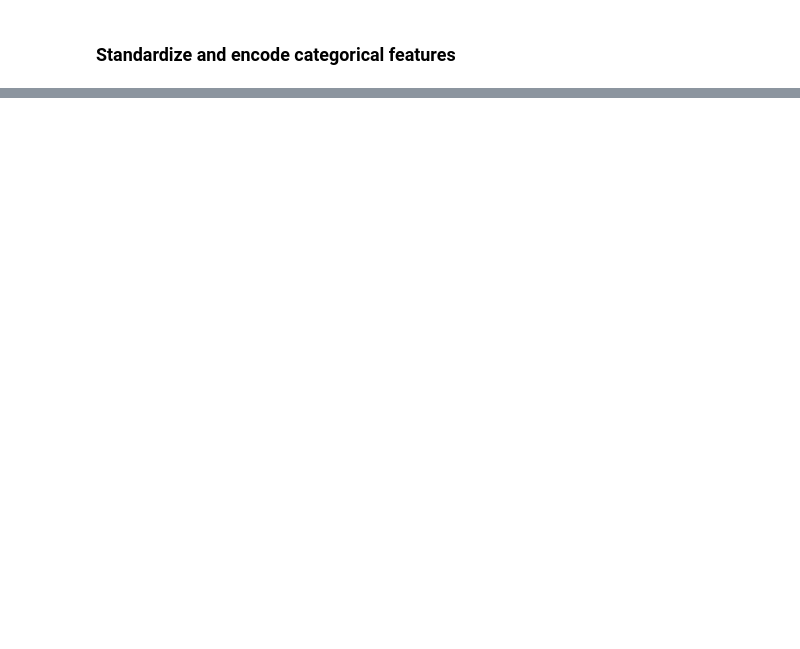
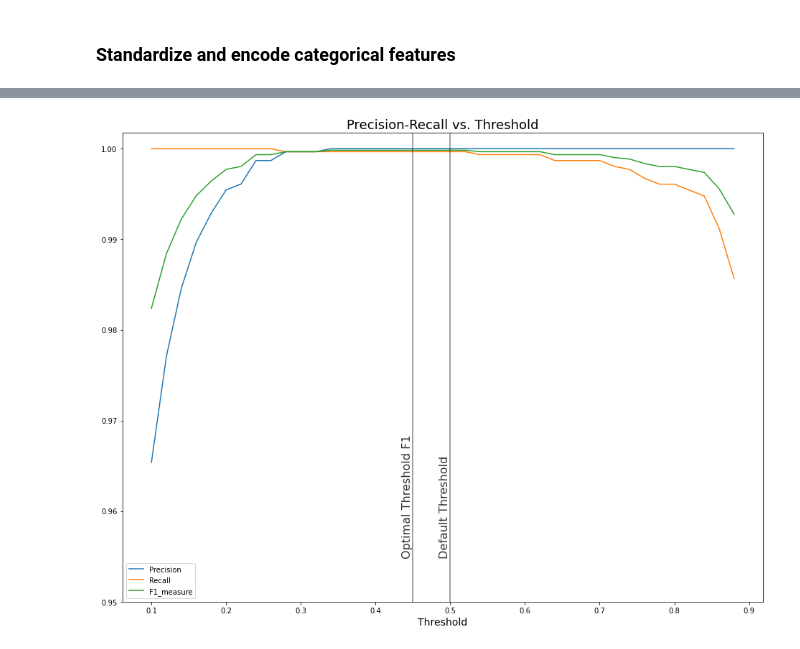
Before and after one commit to filiaguilar/Springboard-DS, a Jupyter notebook: Capstone 2/Pre-processing and Modeling.ipynb, the cells around one changed output, grey strips where cells are left out. Saved outputs shown, nothing was run; the diff lists cells and outputs as text; code cells hidden in the pictures; blank space fills up the shorter version.

```diff
--- a/Capstone 2/Pre-processing and Modeling.ipynb
+++ b/Capstone 2/Pre-processing and Modeling.ipynb
@@ -34,7 +40,7 @@ Index(['title', 'platform', 'metascore', 'metasentiment', 'average_userscore',
       dtype='object')
 # %%
 # Remove features not useful for modeling and target variable
-data = df.drop(columns=['title','developer','release_date','username','usersentiment','review','review_date','clean_text'])
+data = df.drop(columns=['title','developer','release_date','username','usersentiment','review','review_date','clean_text','POS_tagged'])
 # %% [markdown]
 ### Standardize and encode categorical features
 # %%
@@ -151,0 +337,44 @@ print(clf.best_params_)
+# %%
+# Precision, recall, fscore function retrieved from https://github.com/ithisted/PetAdoptionPrediction/blob/master/PetAdoptionPrediction.ipynb
+from sklearn.metrics import fbeta_score
+
+def precision_recall(model, X_test, y_test, threshold, beta = 1):
+
+    y_pred = (model.predict_proba(X_test)[:,1] >= threshold).astype(bool)
+    matrix = confusion_matrix(y_test, y_pred)
+
+    tn = matrix[0,0]
+    tp = matrix[1,1]
+    fp = matrix[0,1]
+    fn = matrix[1,0]
+
+    precision = tp/(tp+fp)
+    recall = tp/(tp+fn)
+
+    f_beta = fbeta_score(y_test, y_pred, beta=beta)
+
+    return([precision, recall, f_beta])
+# %%
+# Create and train the model with the best parameters
+lr = LogisticRegression(C=1)
+lr.fit(X_train, y_train)
+
+# Create a threshold dataframe to store values for precision, recall, and f1 score
+threshold_df = pd.DataFrame(columns=['Precision','Recall','F1_measure'])
+
+# Loop over different thresholds to evaluate which yields the most optimal results
+for threshold in np.arange(0.1,.9,.02):
+    threshold_df.loc[threshold] = precision_recall(lr, X_test, y_test, threshold)
+# %%
+# Plot precision-recall values at different thresholds
+threshold_df.plot(figsize=(16,12))
+plt.xlabel('Threshold', fontsize=14)
+plt.title('Precision-Recall vs. Threshold', fontsize=18)
+plt.axvline(0.45, color='black', alpha=0.5)
+plt.text(0.435, 0.955, 'Optimal Threshold F1', rotation=90, alpha=0.8, fontsize=16)
+plt.axvline(0.5, color='black', alpha=0.5)
+plt.text(0.485, 0.955, 'Default Threshold', rotation=90, alpha=0.8, fontsize=16)
+plt.ylim(bottom=0.95)
+plt.show()
+# %% [output]
+[figure, added]
```
Also changed, not shown: parts of 35 cells of this notebook.
